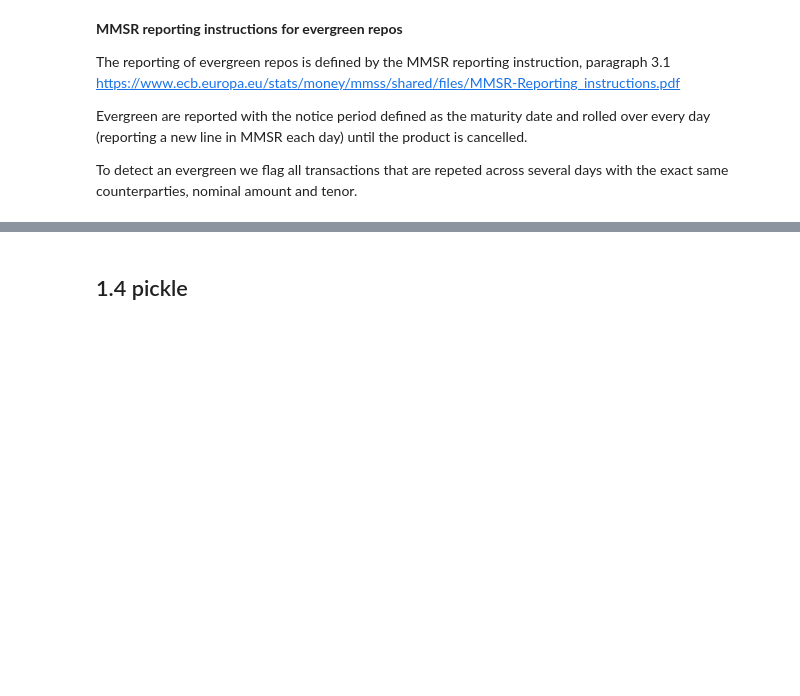
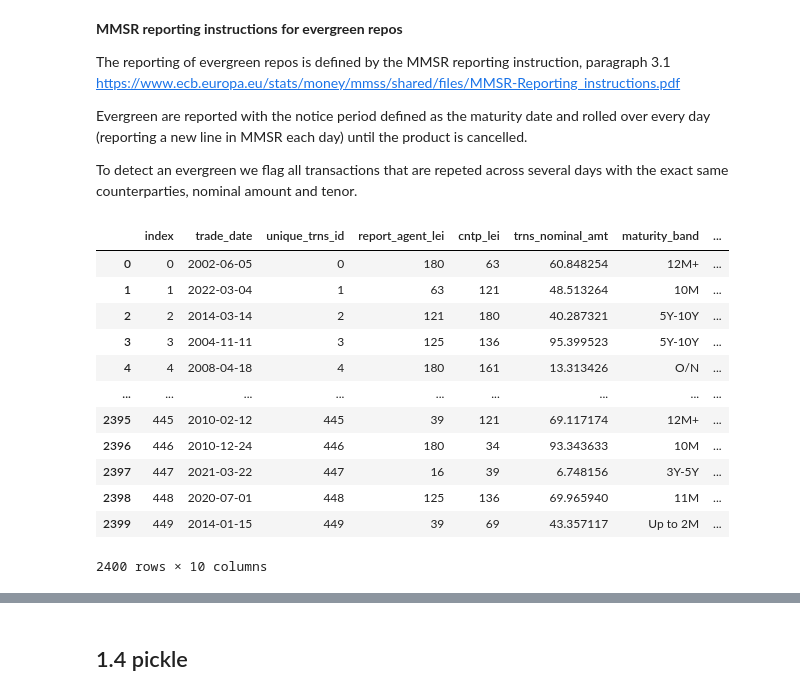
Before and after one commit to Victor-Le-Coz/secured_interbank_network_public, a Jupyter notebook: emp_analysis.ipynb, the cells around one changed output, grey strips where cells are left out. Drawn from its saved outputs; the diff is of its cells as text; code cells hidden in the pictures; blank space fills up the shorter version.

```diff
--- a/emp_analysis.ipynb
+++ b/emp_analysis.ipynb
@@ -79,6 +79,22 @@ To detect an evergreen we flag all transactions that are repeted across several
 # %%
 # data anonymization
 ep.anonymize(df_mmsr_secured,df_mmsr_unsecured,df_finrep, path=path)
+# %%
+df_mmsr_secured
+# %% [output]
+|  | index | trade_date | unique_trns_id | report_agent_lei | cntp_lei | trns_nominal_amt | maturity_band | ... |
+| 0 | 0 | 2002-06-05 | 0 | 180 | 63 | 60.848254 | 12M+ | ... |
+| 1 | 1 | 2022-03-04 | 1 | 63 | 121 | 48.513264 | 10M | ... |
+| 2 | 2 | 2014-03-14 | 2 | 121 | 180 | 40.287321 | 5Y-10Y | ... |
+| 3 | 3 | 2004-11-11 | 3 | 125 | 136 | 95.399523 | 5Y-10Y | ... |
+| 4 | 4 | 2008-04-18 | 4 | 180 | 161 | 13.313426 | O/N | ... |
+| ... | ... | ... | ... | ... | ... | ... | ... | ... |
+| 2395 | 445 | 2010-02-12 | 445 | 39 | 121 | 69.117174 | 12M+ | ... |
+| 2396 | 446 | 2010-12-24 | 446 | 180 | 34 | 93.343633 | 10M | ... |
+| 2397 | 447 | 2021-03-22 | 447 | 16 | 39 | 6.748156 | 3Y-5Y | ... |
+| 2398 | 448 | 2020-07-01 | 448 | 125 | 136 | 69.965940 | 11M | ... |
+| 2399 | 449 | 2014-01-15 | 449 | 39 | 69 | 43.357117 | Up to 2M | ... |
+2400 rows × 10 columns
 # %%
 # # opt 1: get dic reverse repo exp adj history from exposure (prepared by NA)
 # dic_rev_repo_exp_adj = ep.get_dic_rev_repo_exp_adj_from_exposures(df_exposures=df_exposures,path=path, plot_period=plot_period)
```
Also changed, not shown: parts of 5 cells of this notebook, 5 other files.
